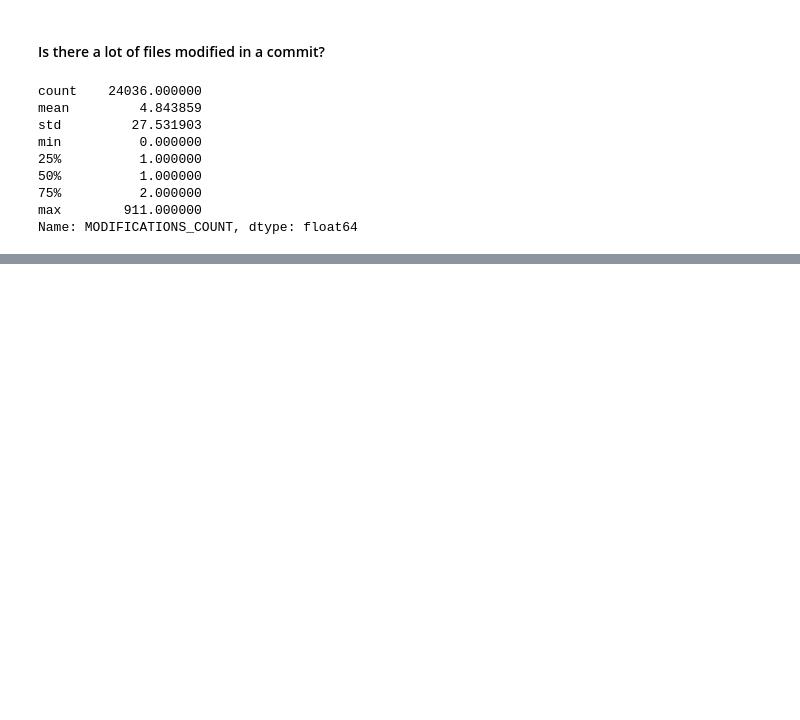
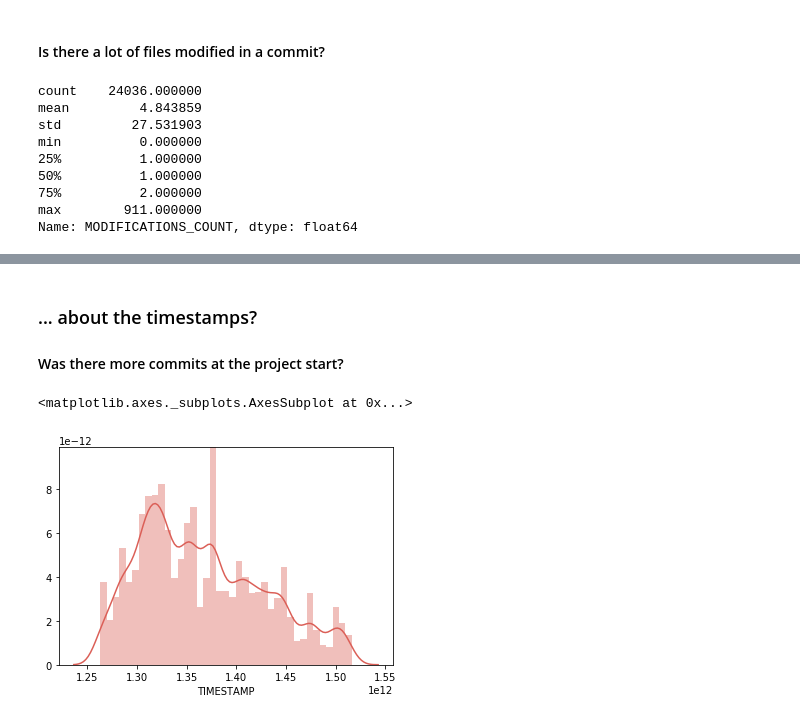
Before and after one commit to AntoineAube/commit-classification, a Jupyter notebook: Commit classification.ipynb, the cells around one changed output, grey strips where cells are left out. Saved outputs shown, nothing was run; the diff lists cells and outputs as text; code cells hidden in the pictures; blank space fills up the shorter version.

```diff
--- a/Commit classification.ipynb
+++ b/Commit classification.ipynb
@@ -115,0 +114,9 @@ sns.jointplot(x = 'TIMESTAMP', y = 'MODIFICATIONS_COUNT', data = exploration);
+# %% [markdown]
+### ... about the timestamps?
+
+#### Was there more commits at the project start?
+# %%
+sns.distplot(exploration['TIMESTAMP'])
+# %% [output]
+<matplotlib.axes._subplots.AxesSubplot at 0x...>
+[figure, added]
```
Also changed, not shown: parts of 16 cells of this notebook.
